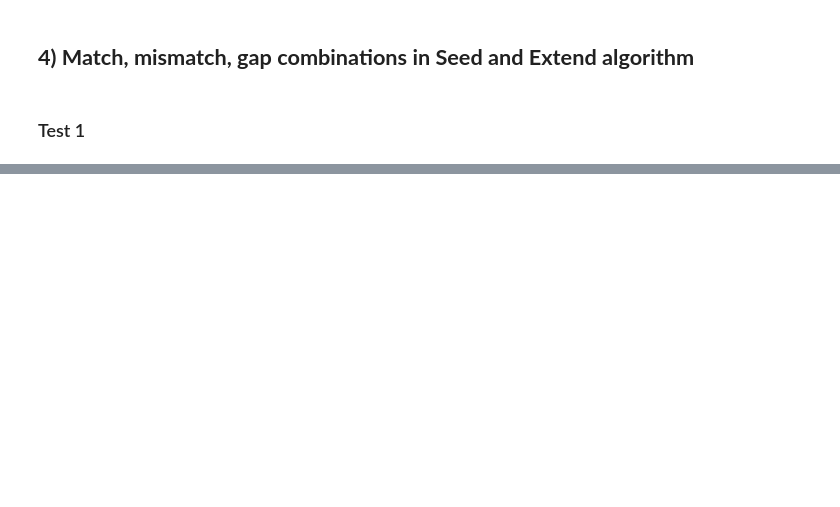
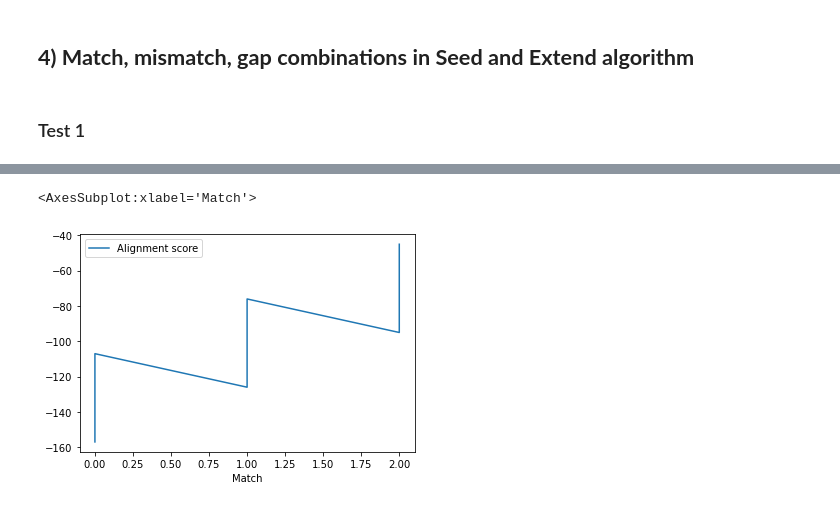
Before and after one commit to Lozovaca/GI2022Project, a Jupyter notebook: Tests.ipynb, the cells around one changed output, grey strips where cells are left out. Saved outputs shown, nothing was run; the diff lists cells and outputs as text; code cells hidden in the pictures; blank space fills up the shorter version.

```diff
--- a/Tests.ipynb
+++ b/Tests.ipynb
@@ -139,0 +225,8 @@ print(listAlign)
+# %%
+
+
+# Let's visualize some data
+df.plot(x='Match', y='Alignment score')
+# %% [output]
+<AxesSubplot:xlabel='Match'>
+[figure, added]
```
Also changed, not shown: parts of 8 cells of this notebook, 26 other files.
